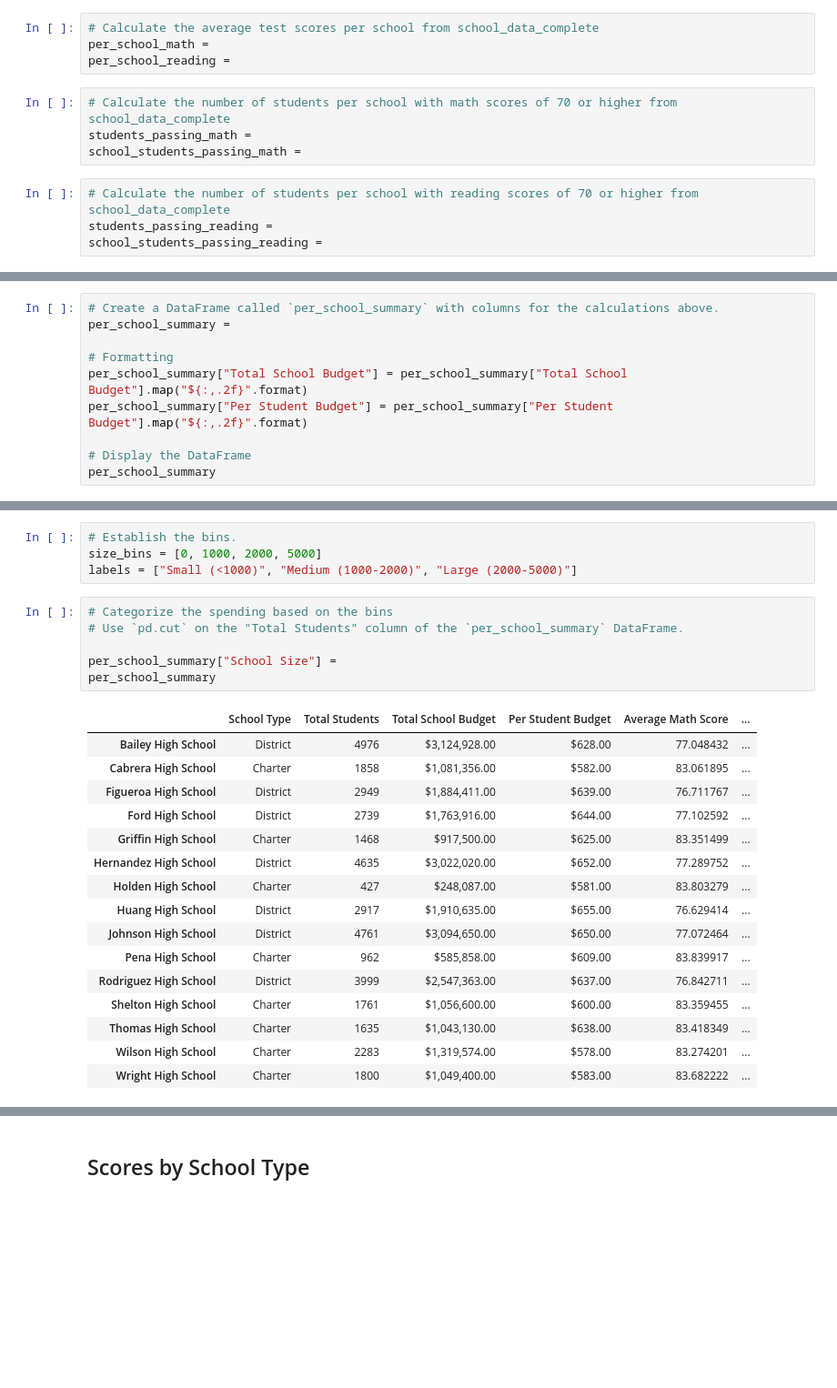
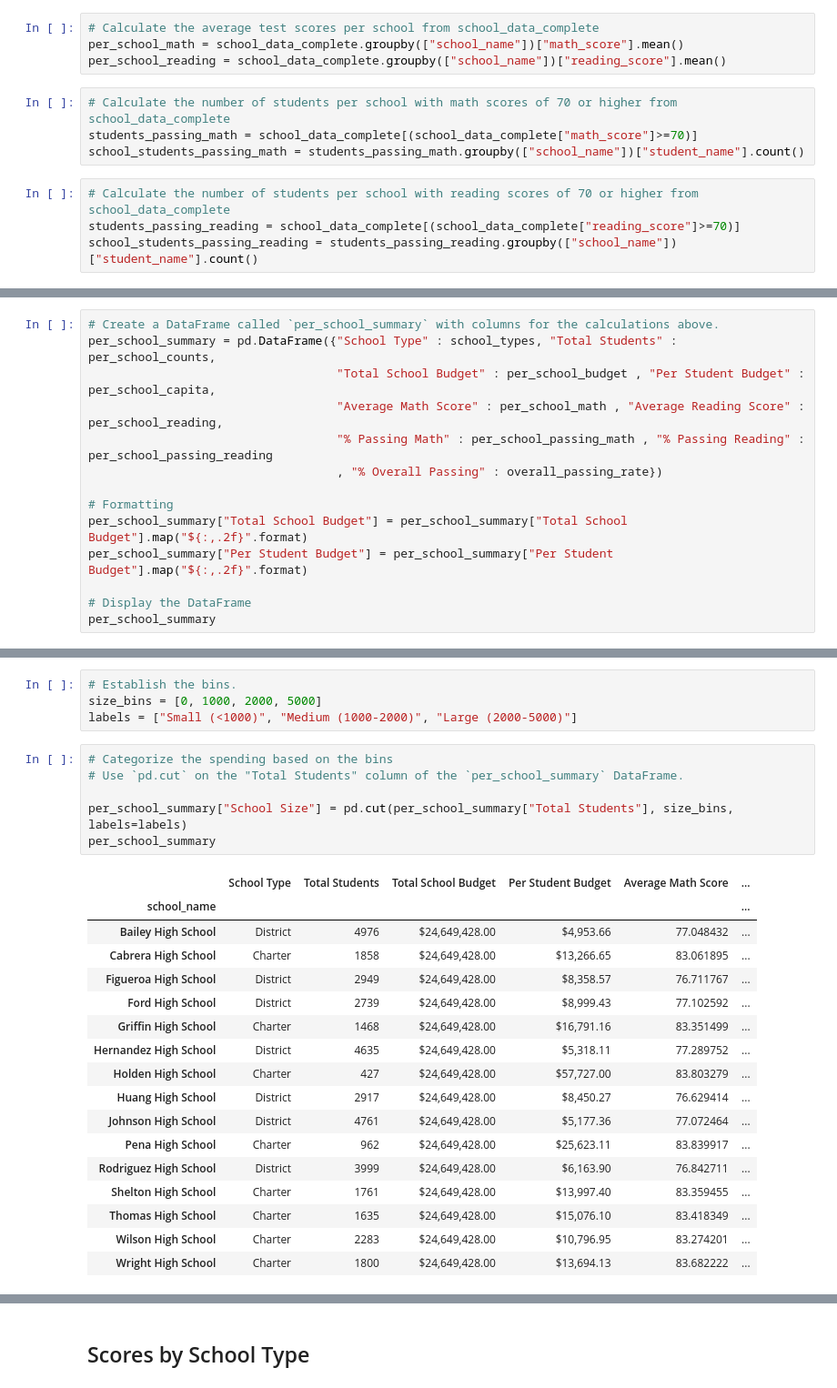
Before and after one commit to andreac2398/Pandas_Challenge, a Jupyter notebook: PyCitySchools/PyCitySchools_Solved.ipynb, the cells around one changed output, grey strips where cells are left out. Shown: that part at 91% size. Cells and saved outputs as stored; diff of their text form; blank space fills up the shorter version.

```diff
--- a/PyCitySchools/PyCitySchools_starter.ipynb
+++ b/PyCitySchools/PyCitySchools_Solved.ipynb
@@ -107,15 +116,15 @@ per_school_capita =
 # %%
 # Calculate the average test scores per school from school_data_complete
-per_school_math =
-per_school_reading =
+per_school_math = school_data_complete.groupby(["school_name"])["math_score"].mean()
+per_school_reading = school_data_complete.groupby(["school_name"])["reading_score"].mean()
 # %%
 # Calculate the number of students per school with math scores of 70 or higher from school_data_complete
-students_passing_math =
-school_students_passing_math =
+students_passing_math = school_data_complete[(school_data_complete["math_score"]>=70)]
+school_students_passing_math = students_passing_math.groupby(["school_name"])["student_name"].count()
 # %%
 # Calculate the number of students per school with reading scores of 70 or higher from school_data_complete
-students_passing_reading =
-school_students_passing_reading =
+students_passing_reading = school_data_complete[(school_data_complete["reading_score"]>=70)]
+school_students_passing_reading = students_passing_reading.groupby(["school_name"])["student_name"].count()
 # %%
 # Use the provided code to calculate the number of students per school that passed both math and reading with scores of 70 or higher
 students_passing_math_and_reading = school_data_complete[
@@ -129,7 +138,11 @@ per_school_passing_reading = school_students_passing_reading / per_school_counts
 overall_passing_rate = school_students_passing_math_and_reading / per_school_counts * 100
 # %%
 # Create a DataFrame called `per_school_summary` with columns for the calculations above.
-per_school_summary =
+per_school_summary = pd.DataFrame({"School Type" : school_types, "Total Students" : per_school_counts,
+                                   "Total School Budget" : per_school_budget , "Per Student Budget" : per_school_capita,
+                                   "Average Math Score" : per_school_math , "Average Reading Score" : per_school_reading,
+                                   "% Passing Math" : per_school_passing_math , "% Passing Reading" : per_school_passing_reading
+                                   , "% Overall Passing" : overall_passing_rate})
 
 # Formatting
 per_school_summary["Total School Budget"] = per_school_summary["Total School Budget"].map("${:,.2f}".format)
@@ -320,25 +347,26 @@ labels = ["Small (<1000)", "Medium (1000-2000)", "Large (2000-5000)"]
 # %%
 # Categorize the spending based on the bins
 # Use `pd.cut` on the "Total Students" column of the `per_school_summary` DataFrame.
 
-per_school_summary["School Size"] =
+per_school_summary["School Size"] = pd.cut(per_school_summary["Total Students"], size_bins, labels=labels)
 per_school_summary
 # %% [output]
 |  | School Type | Total Students | Total School Budget | Per Student Budget | Average Math Score | ... |
-| Bailey High School | District | 4976 | $3,124,928.00 | $628.00 | 77.048432 | ... |
-| Cabrera High School | Charter | 1858 | $1,081,356.00 | $582.00 | 83.061895 | ... |
-| Figueroa High School | District | 2949 | $1,884,411.00 | $639.00 | 76.711767 | ... |
-| Ford High School | District | 2739 | $1,763,916.00 | $644.00 | 77.102592 | ... |
-| Griffin High School | Charter | 1468 | $917,500.00 | $625.00 | 83.351499 | ... |
-| Hernandez High School | District | 4635 | $3,022,020.00 | $652.00 | 77.289752 | ... |
-| Holden High School | Charter | 427 | $248,087.00 | $581.00 | 83.803279 | ... |
-| Huang High School | District | 2917 | $1,910,635.00 | $655.00 | 76.629414 | ... |
-| Johnson High School | District | 4761 | $3,094,650.00 | $650.00 | 77.072464 | ... |
-| Pena High School | Charter | 962 | $585,858.00 | $609.00 | 83.839917 | ... |
-| Rodriguez High School | District | 3999 | $2,547,363.00 | $637.00 | 76.842711 | ... |
-| Shelton High School | Charter | 1761 | $1,056,600.00 | $600.00 | 83.359455 | ... |
-| Thomas High School | Charter | 1635 | $1,043,130.00 | $638.00 | 83.418349 | ... |
-| Wilson High School | Charter | 2283 | $1,319,574.00 | $578.00 | 83.274201 | ... |
-| Wright High School | Charter | 1800 | $1,049,400.00 | $583.00 | 83.682222 | ... |
+| school_name |  |  |  |  |  | ... |
+| Bailey High School | District | 4976 | $24,649,428.00 | $4,953.66 | 77.048432 | ... |
+| Cabrera High School | Charter | 1858 | $24,649,428.00 | $13,266.65 | 83.061895 | ... |
+| Figueroa High School | District | 2949 | $24,649,428.00 | $8,358.57 | 76.711767 | ... |
+| Ford High School | District | 2739 | $24,649,428.00 | $8,999.43 | 77.102592 | ... |
+| Griffin High School | Charter | 1468 | $24,649,428.00 | $16,791.16 | 83.351499 | ... |
+| Hernandez High School | District | 4635 | $24,649,428.00 | $5,318.11 | 77.289752 | ... |
+| Holden High School | Charter | 427 | $24,649,428.00 | $57,727.00 | 83.803279 | ... |
+| Huang High School | District | 2917 | $24,649,428.00 | $8,450.27 | 76.629414 | ... |
+| Johnson High School | District | 4761 | $24,649,428.00 | $5,177.36 | 77.072464 | ... |
+| Pena High School | Charter | 962 | $24,649,428.00 | $25,623.11 | 83.839917 | ... |
+| Rodriguez High School | District | 3999 | $24,649,428.00 | $6,163.90 | 76.842711 | ... |
+| Shelton High School | Charter | 1761 | $24,649,428.00 | $13,997.40 | 83.359455 | ... |
+| Thomas High School | Charter | 1635 | $24,649,428.00 | $15,076.10 | 83.418349 | ... |
+| Wilson High School | Charter | 2283 | $24,649,428.00 | $10,796.95 | 83.274201 | ... |
+| Wright High School | Charter | 1800 | $24,649,428.00 | $13,694.13 | 83.682222 | ... |
 # %%
 # Calculate averages for the desired columns.
```
Also changed, not shown: parts of 23 cells of this notebook, 2 other files.
